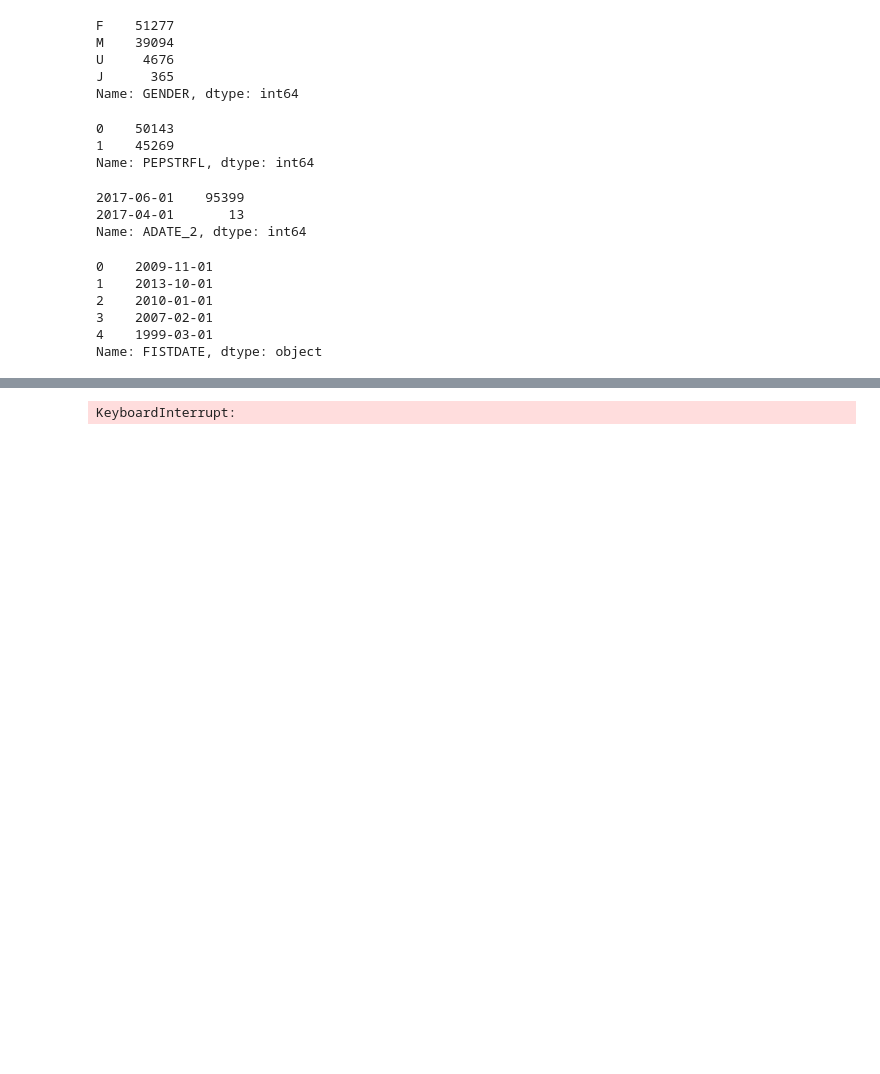
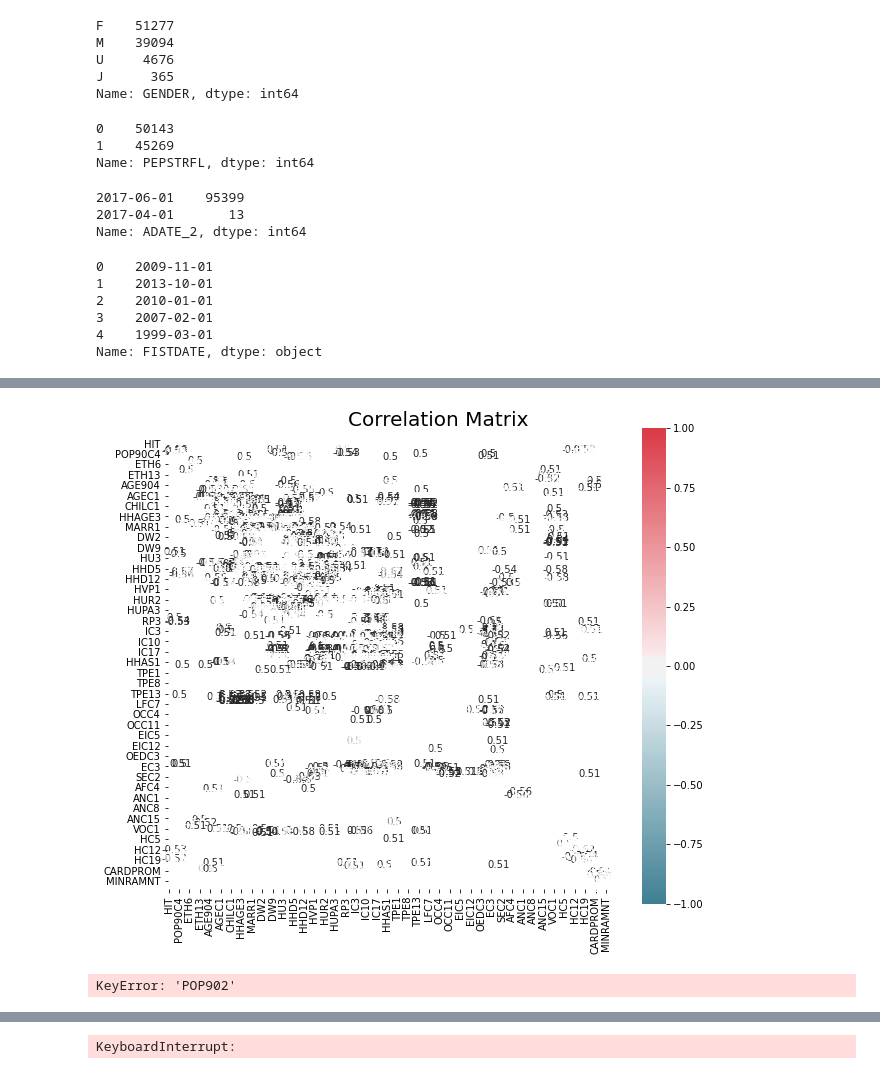
Before and after one commit to Beatriz-GFPereira/Data-Mining-Project, a Jupyter notebook: Nadine_DataMining.ipynb, the cells around one changed output, grey strips where cells are left out. Saved outputs shown, nothing was run; the diff lists cells and outputs as text; code cells hidden in the pictures; blank space fills up the shorter version.

```diff
--- a/Nadine_DataMining.ipynb
+++ b/Nadine_DataMining.ipynb
@@ -378,0 +419,8 @@ array(['ODATEDW', 'OSOURCE', 'TCODE', 'STATE', 'ZIP', 'MAILCODE', 'DOB',
+# %%
+#drop the rows or donors which have a Bad address
+donors = donors[donors['MAILCODE']!='B']
+
+#now we can drop the mailcode column because it no longer adds information to the data
+donors.drop(['MAILCODE'], axis=1,inplace=True)
+
+donors.shape
@@ -378,0 +433,3 @@ array(['ODATEDW', 'OSOURCE', 'TCODE', 'STATE', 'ZIP', 'MAILCODE', 'DOB',
+# %%
+non_metric_features = donors.select_dtypes(include=['object'])
+non_metric_features.columns.values
@@ -378,0 +512,3 @@ array(['ODATEDW', 'OSOURCE', 'TCODE', 'STATE', 'ZIP', 'MAILCODE', 'DOB',
+# %%
+metric_features = donors.columns.drop(non_metric_features).to_list()
+metric_features
@@ -378,0 +737,4 @@ array(['ODATEDW', 'OSOURCE', 'TCODE', 'STATE', 'ZIP', 'MAILCODE', 'DOB',
+# %%
+#drop the redundant columns
+donors.drop([''], axis=1,inplace=True)
+metric_features.remove("???")
@@ -379,3 +747,48 @@ array(['ODATEDW', 'OSOURCE', 'TCODE', 'STATE', 'ZIP', 'MAILCODE', 'DOB',
+# %%
+#CORRELATION HEATMAP
+
+# Prepare figure
+fig = plt.figure(figsize=(10, 8))
+
+# Obtain correlation matrix. Round the values to 2 decimal cases. Use the DataFrame corr() and round() method.
+corr = np.round(donors[metric_features].corr(method="pearson"), decimals=2)
+
+# Build annotation matrix (values above |0.5| will appear annotated in the plot)
+mask_annot = np.absolute(corr.values) >= 0.5
+annot = np.where(mask_annot, corr.values, np.full(corr.shape,"")) # Try to understand what this np.where() does
+
+# Plot heatmap of the correlation matrix
+sns.heatmap(data=corr, annot=annot, cmap=sns.diverging_palette(220, 10, as_cmap=True),
+            fmt='s', vmin=-1, vmax=1, center=0, square=True, linewidths=.5)
+
+# Layout
+fig.subplots_adjust(top=0.95)
+fig.suptitle("Correlation Matrix", fontsize=20)
+
+plt.show()
+# %% [output]
+[figure, added]
+# %%
+#outlier removal
+
+q25 = donors.quantile(.25)
+q75 = donors.quantile(.75)
+iqr = (q75 - q25)
+
+upper_lim = q75 + 1.5 * iqr
+lower_lim = q25 - 1.5 * iqr
+
+filters = []
+for metric in metric_features:
+    llim = lower_lim[metric]
+    ulim = upper_lim[metric]
+    filters.append(donors[metric].between(llim, ulim, inclusive=True))
+
+filters = pd.Series(np.all(filters, 0))
+donors_2 = donors[filters] #PROBLEM HERE!!
+#print('Percentage of data kept after removing outliers:', np.round(donors_2.shape[0] / donors.shape[0], 4))
+# %% [output]
+KeyError: 'POP902'
 # %%
 ####### DON'T RUN!!! ########
 pip install pandas-profiling
```
Also changed, not shown: parts of 21 cells of this notebook.
